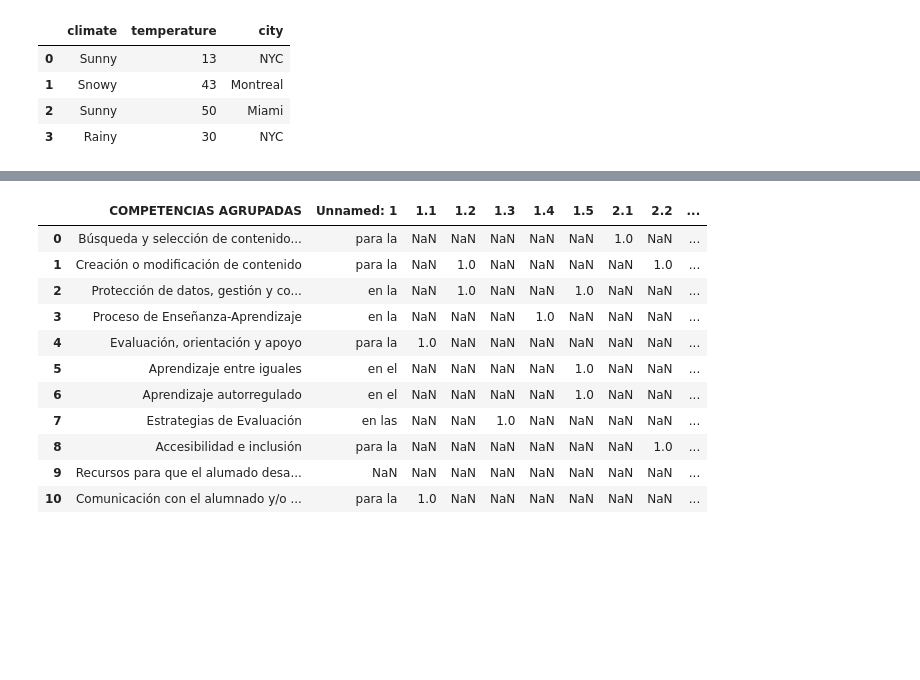
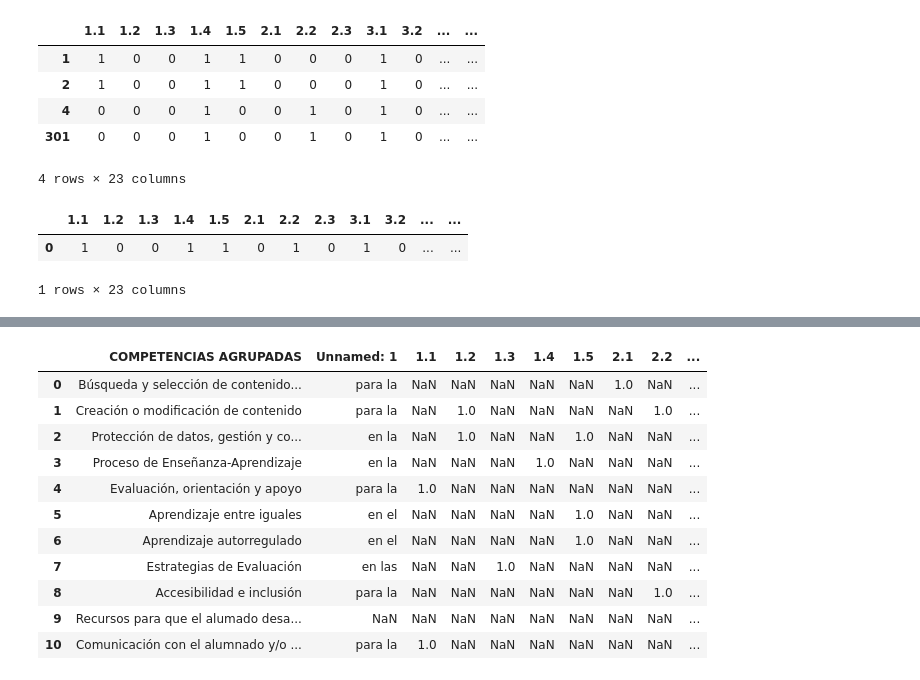
Before and after one commit to catedu/cdd-data, a Jupyter notebook: dev.ipynb, the cells around one changed output, grey strips where cells are left out. Cells and saved outputs as stored; diff of their text form; code cells hidden in the pictures; blank space fills up the shorter version.

```diff
--- a/dev.ipynb
+++ b/dev.ipynb
@@ -49,8 +55,18 @@ TypeError: argument of type 'float' is not iterable
-# %%
-df
-# %% [output]
-|  | climate | temperature | city |
-| 0 | Sunny | 13 | NYC |
-| 1 | Snowy | 43 | Montreal |
-| 2 | Sunny | 50 | Miami |
-| 3 | Rainy | 30 | NYC |
+# %%
+df_filtrado
+# %% [output]
+|  | 1.1 | 1.2 | 1.3 | 1.4 | 1.5 | 2.1 | 2.2 | 2.3 | 3.1 | 3.2 | ... | ... |
+| 1 | 1 | 0 | 0 | 1 | 1 | 0 | 0 | 0 | 1 | 0 | ... | ... |
+| 2 | 1 | 0 | 0 | 1 | 1 | 0 | 0 | 0 | 1 | 0 | ... | ... |
+| 4 | 0 | 0 | 0 | 1 | 0 | 0 | 1 | 0 | 1 | 0 | ... | ... |
+| 301 | 0 | 0 | 0 | 1 | 0 | 0 | 1 | 0 | 1 | 0 | ... | ... |
+4 rows × 23 columns
+# %%
+# compare values of diefferent cells of the same column and get the highest value
+
+serie = df_filtrado[df_filtrado.filter(regex="\d\.\d").columns].max()
+pd.DataFrame(serie).transpose()
+# %% [output]
+|  | 1.1 | 1.2 | 1.3 | 1.4 | 1.5 | 2.1 | 2.2 | 2.3 | 3.1 | 3.2 | ... | ... |
+| 0 | 1 | 0 | 0 | 1 | 1 | 0 | 1 | 0 | 1 | 0 | ... | ... |
+1 rows × 23 columns
```
Also changed, not shown: parts of 4 cells of this notebook, 2 other files.
